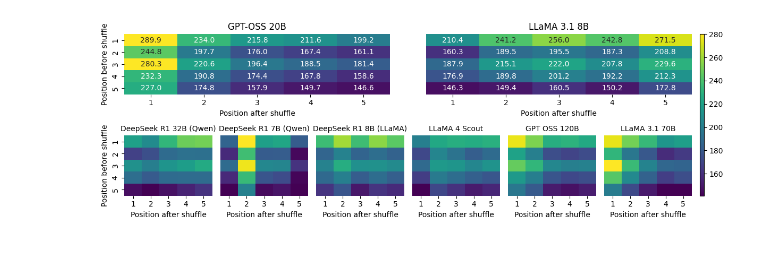
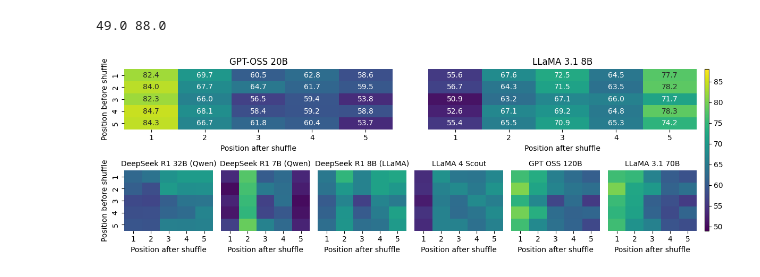
Before and after one commit to GoComputing/Positional-Bias, a Jupyter notebook: notebooks/bias_analysis.ipynb, the cells around one changed output. Drawn from its saved outputs; the diff is of its cells as text; code cells hidden in the pictures.

```diff
--- a/notebooks/bias_analysis.ipynb
+++ b/notebooks/bias_analysis.ipynb
@@ -87,25 +87,17 @@ def load_contingency_matrix(results_dir, return_all_samples=False):
 # %%
 contingency_values_as_true_positions = False
 
-dataset_name = 'shuffled_products'
+dataset_name = 'shuffled_products_2k_top5'
 experiment_name = 'position_bias__share'
 filename = 'evaluation_llama3.1:8b-instruct-fp16.json'
 results_dir = os.path.join('results', dataset_name, experiment_name, filename)
 
-cm, unshuffled_cm, input_dataset, samples_per_query, top_k = load_contingency_matrix(results_dir)
+cm, unshuffled_cm, input_dataset, samples_per_query, total_permutations, top_k = load_contingency_matrix(results_dir)
 # %%
 from scipy.stats import chi2_contingency
 
-shuffles_subsample_size = 120
 num_queries = len(input_dataset['queries']) // samples_per_query
-
-# Generate a subsample
-shuffles_subsample_indices = np.arange(samples_per_query)
-np.random.shuffle(shuffles_subsample_indices)
-shuffles_subsample_indices = shuffles_subsample_indices[:shuffles_subsample_size]
-
 contingency_matrix_test = cm.copy()
-contingency_matrix_test = contingency_matrix_test[:,shuffles_subsample_indices]
 
 # Run chi-squared test for independence
 chi2_stat, p_value, dof, expected = chi2_contingency(contingency_matrix_test, correction=False)
@@ -192,9 +197,7 @@ def compute_blocks(product_pos, top_k, samples_per_query, input_dataset):
     return blocks
 # %%
 import seaborn as sns
-
 def plot_bias_interpretability(unshuffled_cm, input_dataset, top_k, ax, plot_nums, show_x_axis=True, show_y_axis=True, ranges=None, show_colorbar=True):
-
     # Input: array of shape (top_k, samples_per_query)
     #  - Each column represents the probability distribution (non-normalized) of selecting
     #    the ith-product (i is the row)
@@ -204,7 +207,6 @@ def plot_bias_interpretability(unshuffled_cm, input_dataset, top_k, ax, plot_num
     #  - Each row represents the means of counts of selected products that were on position i (row) and
     #    was moved to position j (column)
     matrix_counts = np.zeros((top_k, top_k))
-
 
     for orig_pos in range(top_k):
 
@@ -227,26 +229,21 @@ def plot_bias_interpretability(unshuffled_cm, input_dataset, top_k, ax, plot_num
 
             matrix_counts[orig_pos, target_pos] = mean
 
-        assert len(test_set) == samples_per_query
-
+        # assert len(test_set) == samples_per_query
     vmin = ranges[0] if ranges is not None else None
     vmax = ranges[1] if ranges is not None else None
     sns.heatmap(matrix_counts, vmin=vmin, vmax=vmax, cmap="viridis", ax=ax, annot=plot_nums, fmt='.1f', cbar=show_colorbar)
-
     if show_x_axis:
         ax.set_xticklabels(range(1, top_k+1))
         ax.set_xlabel('Position after shuffle')
     else:
         ax.set_xticklabels([])
-
     if show_y_axis:
         ax.set_ylabel('Position before shuffle')
         ax.set_yticklabels(range(1, top_k+1))
     else:
         ax.set_yticklabels([])
-
     ax.tick_params(left=show_y_axis, bottom=show_x_axis)
-
     return matrix_counts
 
 
@@ -274,32 +271,33 @@ models = [
 ]
 
 filenames = {
-    'DeepSeek R1 32B (Qwen)': 'evaluation_deepseek-r1_32b-qwen-distill-fp16.json',
-    'DeepSeek R1 7B (Qwen)': 'evaluation_deepseek-r1_7b-qwen-distill-fp16.json',
-    'DeepSeek R1 8B (LLaMA)': 'evaluation_deepseek-r1_8b-llama-distill-fp16.json',
+    'DeepSeek R1 32B (Qwen)': 'evaluation_deepseek-r1:32b-qwen-distill-fp16.json',
+    'DeepSeek R1 7B (Qwen)': 'evaluation_deepseek-r1:7b-qwen-distill-fp16.json',
+    'DeepSeek R1 8B (LLaMA)': 'evaluation_deepseek-r1:8b-llama-distill-fp16.json',
     'GPT OSS 120B': 'evaluation_gpt-oss:120b.json',
     'GPT-OSS 20B': 'evaluation_gpt-oss:20b.json',
-    'LLaMA 3.1 70B': 'evaluation_llama3.1_70b-instruct-fp16.json',
+    'LLaMA 3.1 70B': 'evaluation_llama3.1:70b-instruct-fp16.json',
     'LLaMA 3.1 8B': 'evaluation_llama3.1:8b-instruct-fp16.json',
     'LLaMA 4 Scout': 'evaluation_llama4:scout.json'
 }
 
 # We use llama3.1 70 fp16 only on the 730 queries dataset
 if dataset_name != 'shuffled_products':
-    filenames['LLaMA 3.1 70B'] = 'evaluation_llama3.1_70b-instruct-q8_0.json'
+    filenames['LLaMA 3.1 70B'] = 'evaluation_llama3.1:70b-instruct-q8_0.json'
 
 cm_set = dict()
 
 for model_name in tqdm(models):
 
     results_dir = os.path.join('results', dataset_name, experiment_name, filenames[model_name])
-    cm, unshuffled_cm, input_dataset, samples_per_query, top_k, all_samples = load_contingency_matrix(results_dir, return_all_samples=True)
+    cm, unshuffled_cm, input_dataset, samples_per_query, total_permutations, top_k, all_samples = load_contingency_matrix(results_dir, return_all_samples=True)
 
     cm_set[model_name] = {
         'cm': cm,
         'unshuffled_cm': unshuffled_cm,
         'input_dataset': input_dataset,
         'samples_per_query': samples_per_query,
+        'total_permutations': total_permutations,
         'top_k': top_k,
         'all_samples': all_samples
     }
@@ -541,8 +536,10 @@ gs = gridspec.GridSpec(2, len(highlighted_models)*len(other_models)+1,
                        figure=fig, width_ratios=[1]*(len(highlighted_models)*len(other_models)) + [0.1])
 
 # Compute ranges (add an offset to highlight less biased models)
-vmin = min([np.min(data['unshuffled_cm']) for data in cm_set.values()])+40
-vmax = max([np.max(data['unshuffled_cm']) for data in cm_set.values()])-40
+vmin = min([np.min(data['unshuffled_cm']) for data in cm_set.values()])+15
+vmax = max([np.max(data['unshuffled_cm']) for data in cm_set.values()])-15
+
+print(vmin, vmax)
 
 # Row 1 (highlighted models)
 highlighted_axs = []
@@ -577,31 +574,32 @@ for i,model in enumerate(other_models):
         show_y_axis=(i==0),
         show_colorbar=False
     )
     ax.title.set_text(model)
     ax.title.set_fontsize(10)
 
 # Colorbar
 cax = fig.add_subplot(gs[0:2, -1])
 norm = plt.Normalize(vmin=vmin, vmax=vmax)
 sm = plt.cm.ScalarMappable(cmap="viridis", norm=norm)
 sm.set_array([])  # dummy mappable
 fig.colorbar(sm, cax=cax)
 
 plt.tight_layout()
 
 # Add margin to first row
 margin = 0.05
 for i,ax in enumerate(highlighted_axs):
     pos = ax.get_position()
     if i == 0:
         x_offset = 0
     elif i == len(highlighted_axs)-1:
         x_offset = margin/2.3
     else:
         x_offset = margin/2.3
     ax.set_position([pos.x0+x_offset, pos.y0, pos.width*(1-margin), pos.height])
 
 plt.savefig(f"figures/all_bias_analysis.pdf", format="pdf", bbox_inches="tight")
 plt.show()
 # %% [output]
+49.0 88.0
-[figure, old version]
+[figure, new version]
```
Also changed, not shown: parts of 10 cells of this notebook, 2 other files.
